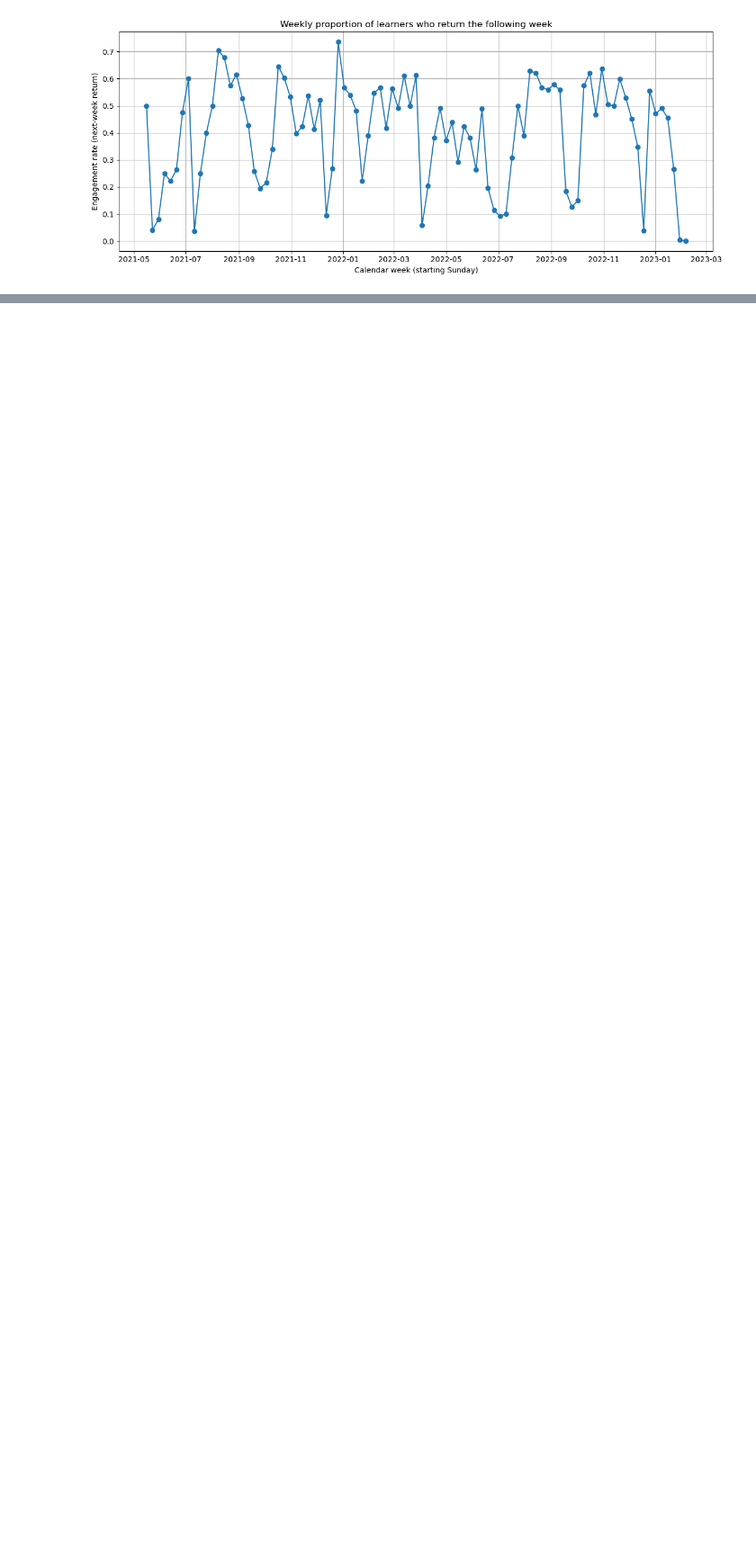
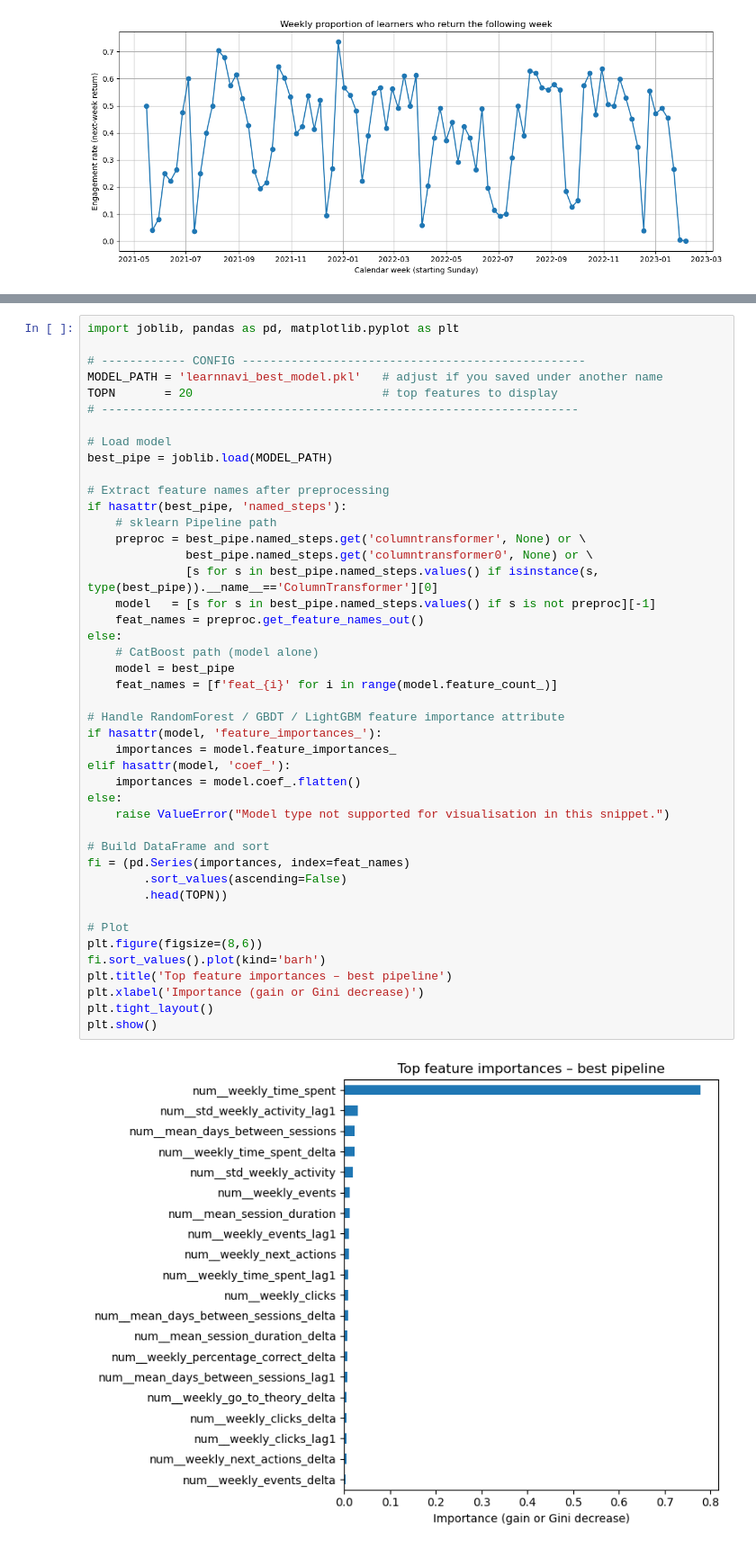
Before and after one commit to nino-gerb/project_mlbd2025, a Jupyter notebook: m4/features/features.ipynb, the cells around one changed output, grey strips where cells are left out. Shown at 90% size. Drawn from its saved outputs; the diff is of its cells as text; blank space fills up the shorter version.

```diff
--- a/m4/features/features.ipynb
+++ b/m4/features/features.ipynb
@@ -262,0 +593,46 @@ plt.show()
+# %%
+import joblib, pandas as pd, matplotlib.pyplot as plt
+
+# ------------ CONFIG -------------------------------------------------
+MODEL_PATH = 'learnnavi_best_model.pkl'   # adjust if you saved under another name
+TOPN       = 20                           # top features to display
+# --------------------------------------------------------------------
+
+# Load model
+best_pipe = joblib.load(MODEL_PATH)
+
+# Extract feature names after preprocessing
+if hasattr(best_pipe, 'named_steps'):
+    # sklearn Pipeline path
+    preproc = best_pipe.named_steps.get('columntransformer', None) or \
+              best_pipe.named_steps.get('columntransformer0', None) or \
+              [s for s in best_pipe.named_steps.values() if isinstance(s, type(best_pipe)).__name__=='ColumnTransformer'][0]
+    model   = [s for s in best_pipe.named_steps.values() if s is not preproc][-1]
+    feat_names = preproc.get_feature_names_out()
+else:
+    # CatBoost path (model alone)
+    model = best_pipe
+    feat_names = [f'feat_{i}' for i in range(model.feature_count_)]
+
+# Handle RandomForest / GBDT / LightGBM feature importance attribute
+if hasattr(model, 'feature_importances_'):
+    importances = model.feature_importances_
+elif hasattr(model, 'coef_'):
+    importances = model.coef_.flatten()
+else:
+    raise ValueError("Model type not supported for visualisation in this snippet.")
+
+# Build DataFrame and sort
+fi = (pd.Series(importances, index=feat_names)
+        .sort_values(ascending=False)
+        .head(TOPN))
+
+# Plot
+plt.figure(figsize=(8,6))
+fi.sort_values().plot(kind='barh')
+plt.title('Top feature importances – best pipeline')
+plt.xlabel('Importance (gain or Gini decrease)')
+plt.tight_layout()
+plt.show()
+# %% [output]
+[figure, added]
```
Also changed, not shown: parts of 6 cells of this notebook, 18 other files.
